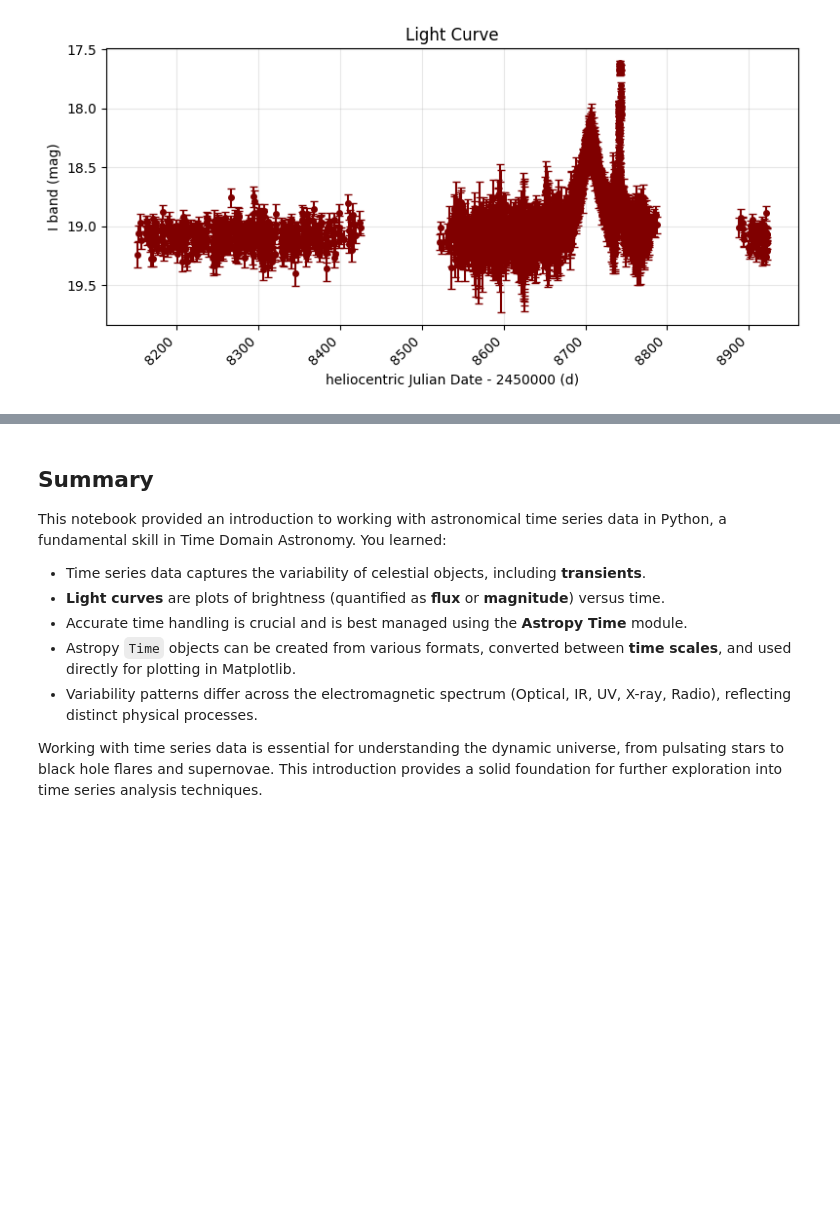
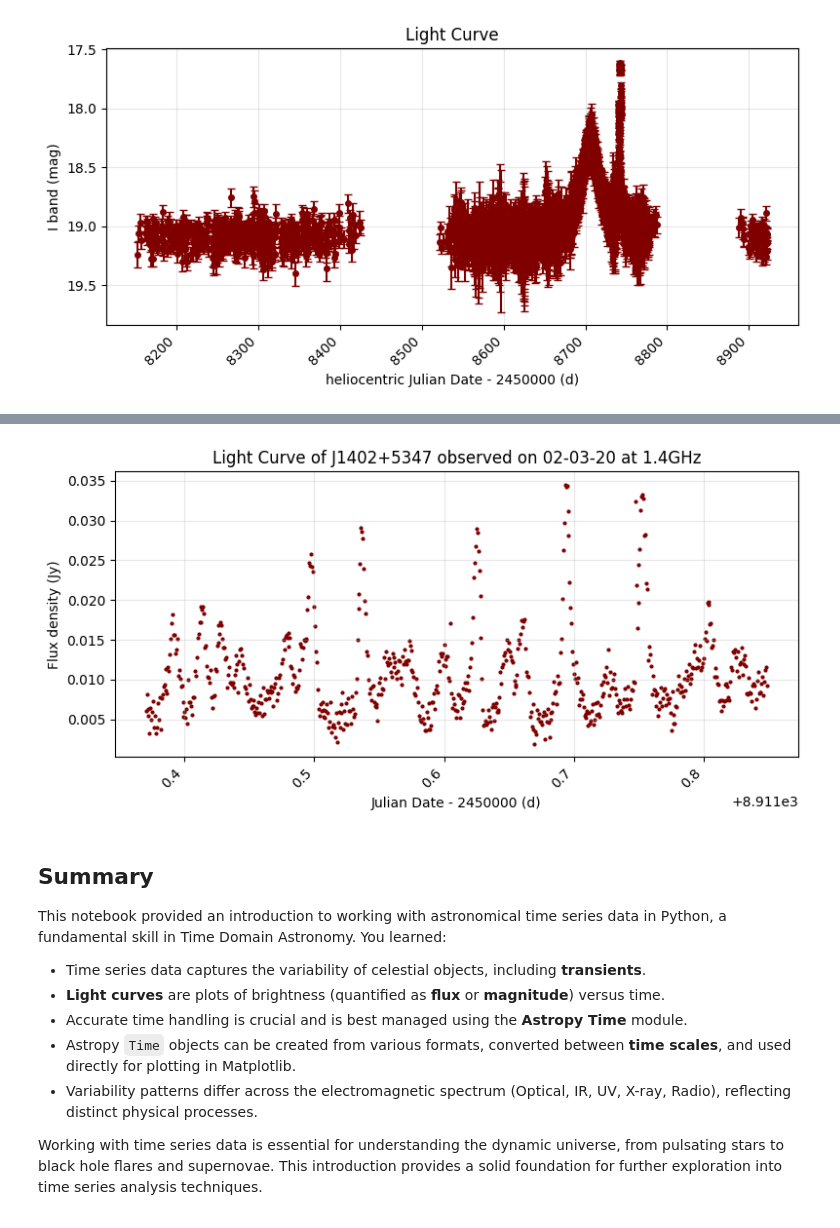
Before and after one commit to MrHope03/brics_astro, a Jupyter notebook: Week5/01_ts.ipynb, the cells around one changed output, grey strips where cells are left out. Drawn from its saved outputs; the diff is of its cells as text; code cells hidden in the pictures; blank space fills up the shorter version.

```diff
--- a/Week5/01_ts.ipynb
+++ b/Week5/01_ts.ipynb
@@ -234,0 +258,4 @@ TimeSeries length=14280
+# %%
+rad = vizier.get_catalogs("J/A+A/641/L4/02-03-20")[0]
+
+rad[:5]
@@ -235,3 +272,26 @@ TimeSeries length=14280
+# %%
+
+rad_time = Time(rad['JD'], format='jd', scale='utc')
+
+# times = Time(ogle['HJD'] + jd_offset, format='jd', scale='utc')
+rad_time = rad_time.jd - jd_offset
+
+fig, ax = plt.subplots(figsize=(8,4))
+
+ax.scatter(rad_time, rad['Flux'], color='maroon',s=4,)
+
+ax.set(xlabel='Julian Date - 2450000 (d)', ylabel=r'Flux density (Jy)')
+ax.set_title('Light Curve of J1402+5347 observed on 02-03-20 at 1.4GHz')
+# Disable scientific notation on x-axis
+ax.ticklabel_format(style='plain', axis='x')
+
+# Rotate x-axis labels for neatness
+plt.setp(ax.get_xticklabels(), rotation=45, ha='right')
+plt.grid(alpha=0.3)
+plt.tight_layout()
+plt.show()
+# %% [output]
+[figure, added]
 # %% [markdown]
 ## Summary
 
```
Also changed, not shown: parts of 10 cells of this notebook.
